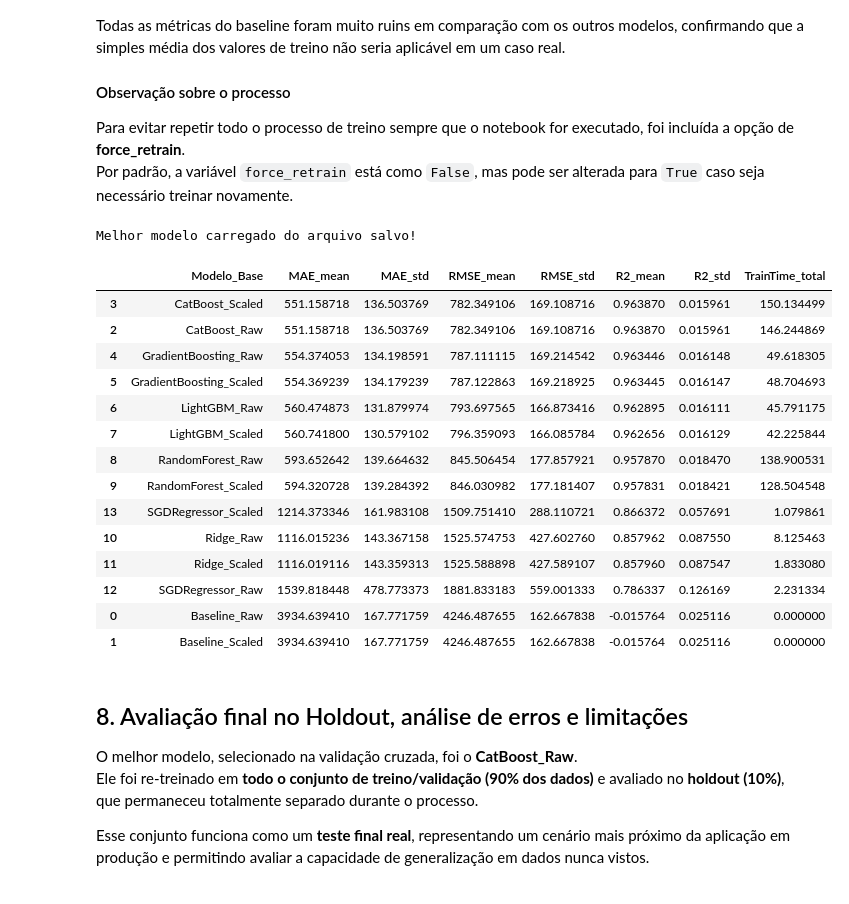
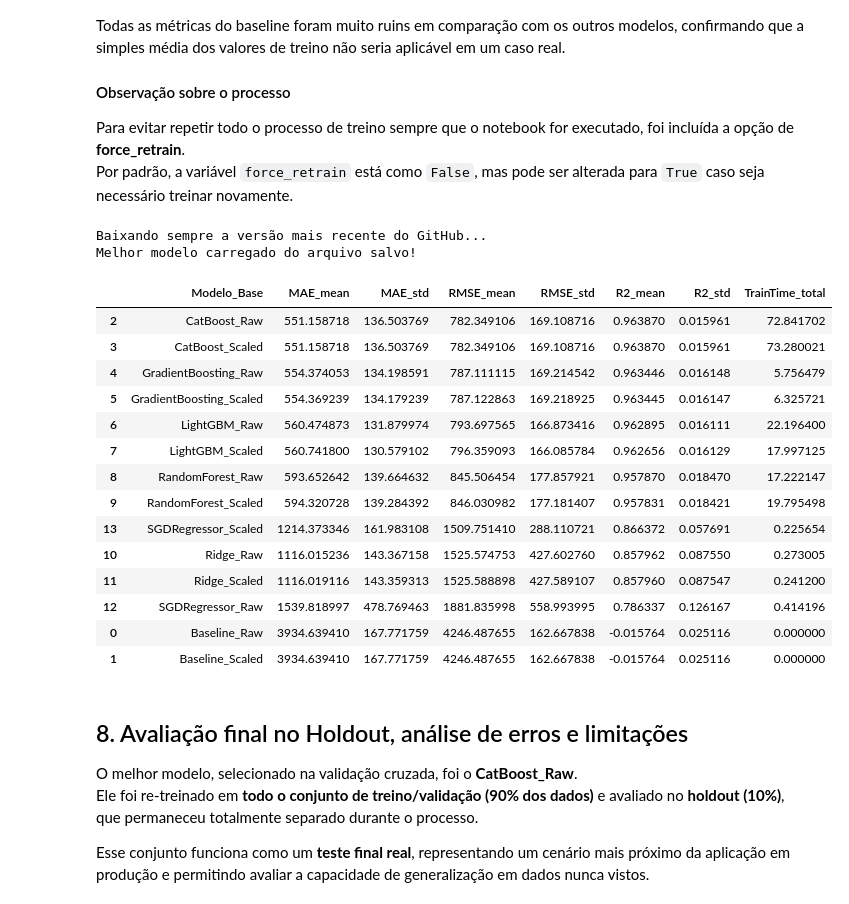
Before and after one commit to thaygorh/predicao-de-taxa, a Jupyter notebook: predicao_fluxo_motor_vfinal.ipynb, the cells around one changed output. Saved outputs shown, nothing was run; the diff lists cells and outputs as text; code cells hidden in the pictures.

```diff
--- a/predicao_fluxo_motor_vfinal.ipynb
+++ b/predicao_fluxo_motor_vfinal.ipynb
@@ -517,10 +517,11 @@ model_path = "best_model.pkl"
 
 if not force_retrain:
     try:
-        if not os.path.exists(model_path):
-            print("Baixando best_model.pkl do GitHub...")
-            r = requests.get(model_url)
-            open(model_path, "wb").write(r.content)
+        # Sempre baixa a versão mais recente do GitHub
+        print("Baixando sempre a versão mais recente do GitHub...")
+        r = requests.get(model_url)
+        open(model_path, "wb").write(r.content)
+
         df_cv_mean, best_model = joblib.load(model_path)
         print("Melhor modelo carregado do arquivo salvo!")
     except Exception as e:
@@ -568,46 +569,47 @@ if force_retrain:
         .agg({
             "MAE": ["mean", "std"],
             "RMSE": ["mean", "std"],
             "R2": ["mean", "std"],
             "TrainTime_s": "sum"
         })
         .reset_index()
     )
 
     # Renomear colunas para clareza
     df_cv_mean.columns = [
         'Modelo_Base',
         'MAE_mean', 'MAE_std',
         'RMSE_mean', 'RMSE_std',
         'R2_mean', 'R2_std',
         'TrainTime_total'
     ]
 
     # Ordenar pelo melhor R² médio
     df_cv_mean = df_cv_mean.sort_values(by="R2_mean", ascending=False)
 
     best_model = df_cv_mean.iloc[0]
     print(f"\n Melhor desempenho médio: {best_model['Modelo_Base']} (R² = {best_model['R2_mean']:.4f} ± {best_model['R2_std']:.4f})\n")
 
-    # 🔹 Salva apenas os resultados da validação cruzada
+    # Salva apenas os resultados da validação cruzada
     joblib.dump((df_cv_mean, best_model), model_path)
 
 df_cv_mean
 # %% [output]
+Baixando sempre a versão mais recente do GitHub...
 Melhor modelo carregado do arquivo salvo!
 |  | Modelo_Base | MAE_mean | MAE_std | RMSE_mean | RMSE_std | R2_mean | R2_std | TrainTime_total |
-| 3 | CatBoost_Scaled | 551.158718 | 136.503769 | 782.349106 | 169.108716 | 0.963870 | 0.015961 | 150.134499 |
-| 2 | CatBoost_Raw | 551.158718 | 136.503769 | 782.349106 | 169.108716 | 0.963870 | 0.015961 | 146.244869 |
-| 4 | GradientBoosting_Raw | 554.374053 | 134.198591 | 787.111115 | 169.214542 | 0.963446 | 0.016148 | 49.618305 |
-| 5 | GradientBoosting_Scaled | 554.369239 | 134.179239 | 787.122863 | 169.218925 | 0.963445 | 0.016147 | 48.704693 |
-| 6 | LightGBM_Raw | 560.474873 | 131.879974 | 793.697565 | 166.873416 | 0.962895 | 0.016111 | 45.791175 |
-| 7 | LightGBM_Scaled | 560.741800 | 130.579102 | 796.359093 | 166.085784 | 0.962656 | 0.016129 | 42.225844 |
-| 8 | RandomForest_Raw | 593.652642 | 139.664632 | 845.506454 | 177.857921 | 0.957870 | 0.018470 | 138.900531 |
-| 9 | RandomForest_Scaled | 594.320728 | 139.284392 | 846.030982 | 177.181407 | 0.957831 | 0.018421 | 128.504548 |
-| 13 | SGDRegressor_Scaled | 1214.373346 | 161.983108 | 1509.751410 | 288.110721 | 0.866372 | 0.057691 | 1.079861 |
-| 10 | Ridge_Raw | 1116.015236 | 143.367158 | 1525.574753 | 427.602760 | 0.857962 | 0.087550 | 8.125463 |
-| 11 | Ridge_Scaled | 1116.019116 | 143.359313 | 1525.588898 | 427.589107 | 0.857960 | 0.087547 | 1.833080 |
-| 12 | SGDRegressor_Raw | 1539.818448 | 478.773373 | 1881.833183 | 559.001333 | 0.786337 | 0.126169 | 2.231334 |
+| 2 | CatBoost_Raw | 551.158718 | 136.503769 | 782.349106 | 169.108716 | 0.963870 | 0.015961 | 72.841702 |
+| 3 | CatBoost_Scaled | 551.158718 | 136.503769 | 782.349106 | 169.108716 | 0.963870 | 0.015961 | 73.280021 |
+| 4 | GradientBoosting_Raw | 554.374053 | 134.198591 | 787.111115 | 169.214542 | 0.963446 | 0.016148 | 5.756479 |
+| 5 | GradientBoosting_Scaled | 554.369239 | 134.179239 | 787.122863 | 169.218925 | 0.963445 | 0.016147 | 6.325721 |
+| 6 | LightGBM_Raw | 560.474873 | 131.879974 | 793.697565 | 166.873416 | 0.962895 | 0.016111 | 22.196400 |
+| 7 | LightGBM_Scaled | 560.741800 | 130.579102 | 796.359093 | 166.085784 | 0.962656 | 0.016129 | 17.997125 |
+| 8 | RandomForest_Raw | 593.652642 | 139.664632 | 845.506454 | 177.857921 | 0.957870 | 0.018470 | 17.222147 |
+| 9 | RandomForest_Scaled | 594.320728 | 139.284392 | 846.030982 | 177.181407 | 0.957831 | 0.018421 | 19.795498 |
+| 13 | SGDRegressor_Scaled | 1214.373346 | 161.983108 | 1509.751410 | 288.110721 | 0.866372 | 0.057691 | 0.225654 |
+| 10 | Ridge_Raw | 1116.015236 | 143.367158 | 1525.574753 | 427.602760 | 0.857962 | 0.087550 | 0.273005 |
+| 11 | Ridge_Scaled | 1116.019116 | 143.359313 | 1525.588898 | 427.589107 | 0.857960 | 0.087547 | 0.241200 |
+| 12 | SGDRegressor_Raw | 1539.818997 | 478.769463 | 1881.835998 | 558.993995 | 0.786337 | 0.126167 | 0.414196 |
 | 0 | Baseline_Raw | 3934.639410 | 167.771759 | 4246.487655 | 162.667838 | -0.015764 | 0.025116 | 0.000000 |
 | 1 | Baseline_Scaled | 3934.639410 | 167.771759 | 4246.487655 | 162.667838 | -0.015764 | 0.025116 | 0.000000 |
 # %% [markdown]
```
Also changed, not shown: parts of 5 cells of this notebook.
